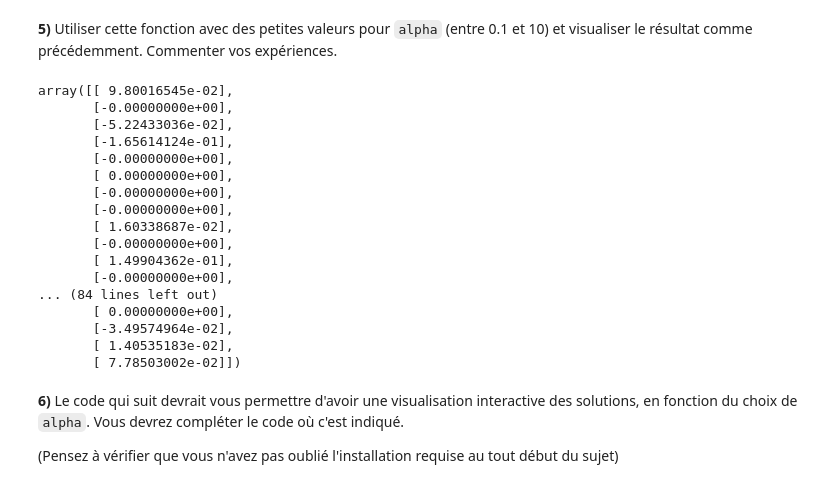
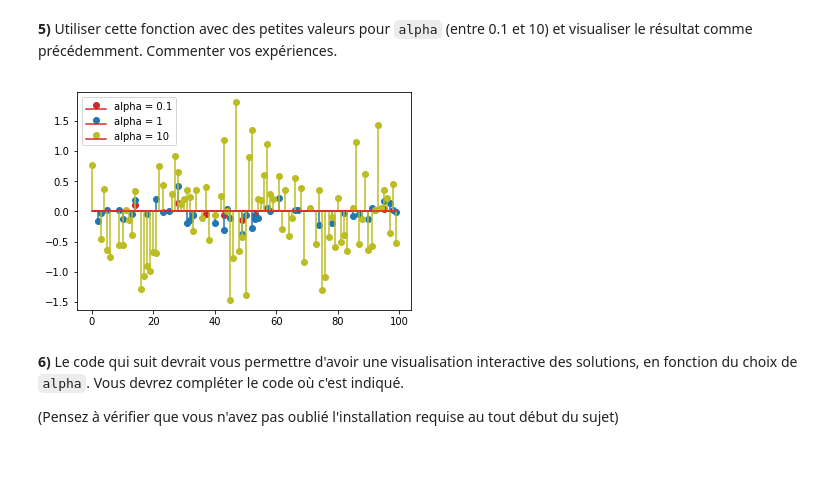
Before and after one commit to JLechuga94/ML-Optimisation, a Jupyter notebook: TP_students.ipynb, the cells around one changed output. Drawn from its saved outputs; the diff is of its cells as text; code cells hidden in the pictures; blank space fills up the shorter version.

```diff
--- a/TP_students.ipynb
+++ b/TP_students.ipynb
@@ -328,23 +322,13 @@ plt.show()
-# %%
-algo_gradient_prox(C, D, X1, 1/L1, 1000, 1)
-# %% [output]
-array([[ 9.80016545e-02],
-       [-0.00000000e+00],
-       [-5.22433036e-02],
-       [-1.65614124e-01],
-       [-0.00000000e+00],
-       [ 0.00000000e+00],
-       [-0.00000000e+00],
-       [-0.00000000e+00],
-       [ 1.60338687e-02],
-       [-0.00000000e+00],
-       [ 1.49904362e-01],
-       [-0.00000000e+00],
-... (84 lines left out)
-       [ 0.00000000e+00],
-       [-3.49574964e-02],
-       [ 1.40535183e-02],
-       [ 7.78503002e-02]])
+# %%
+x_sol10 = algo_gradient_prox(C, D, X1, 1/L1, 1000, 10)
+x_sol1 = algo_gradient_prox(C, D, X1, 1/L1, 1000, 1)
+x_sol01 = algo_gradient_prox(C, D, X1, 1/L1, 1000, 0.1)
+stem(x_sol10,"C3" )
+stem(x_sol1, "C0")
+stem(x_sol01, "C8")
+_=plt.legend(["alpha = 0.1","alpha = 1","alpha = 10"])
+# %% [output]
+[figure, added]
 # %% [markdown]
 **6)** Le code qui suit devrait vous permettre d'avoir une visualisation interactive des solutions, en fonction du choix de `alpha`.
 Vous devrez compléter le code où c'est indiqué.
```
Also changed, not shown: parts of 4 cells of this notebook.
